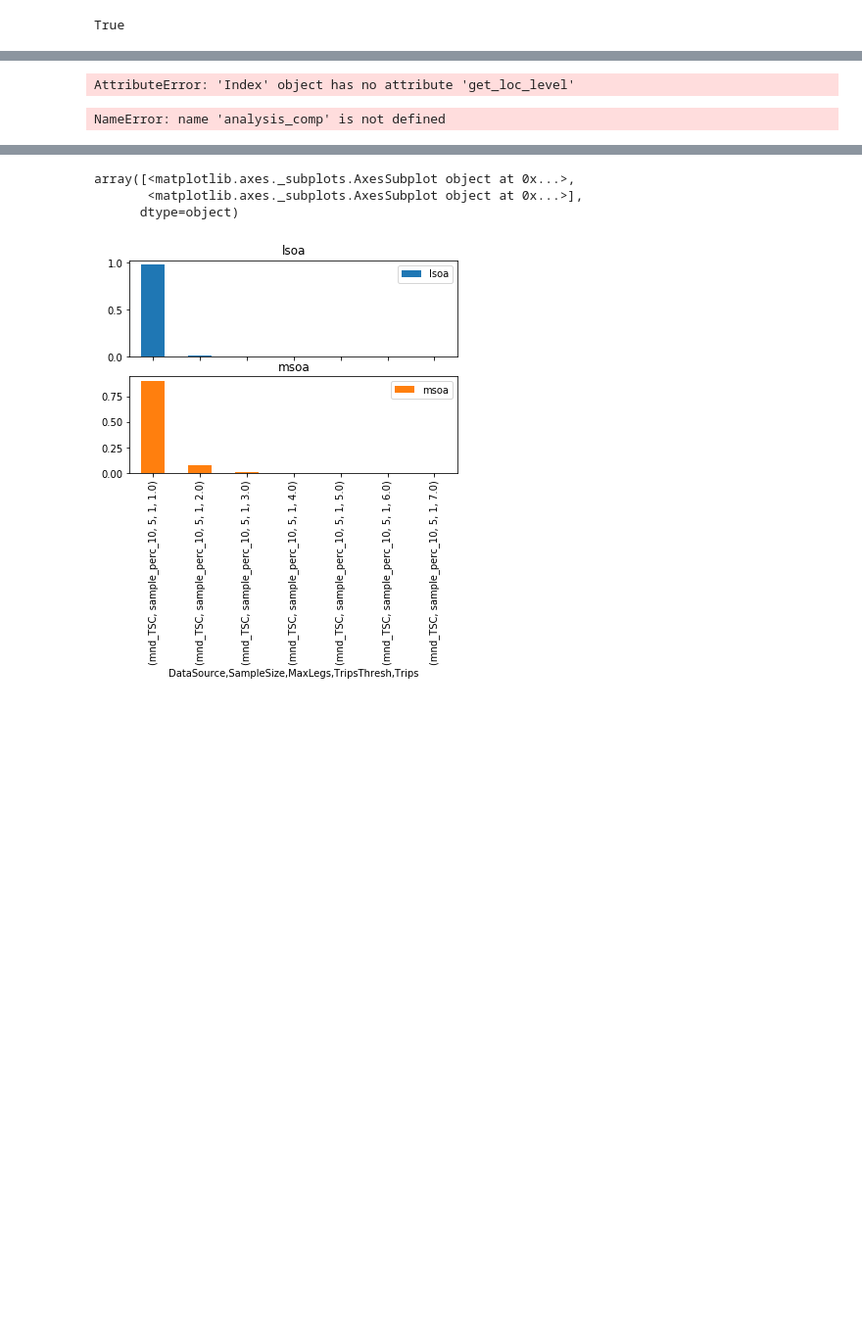
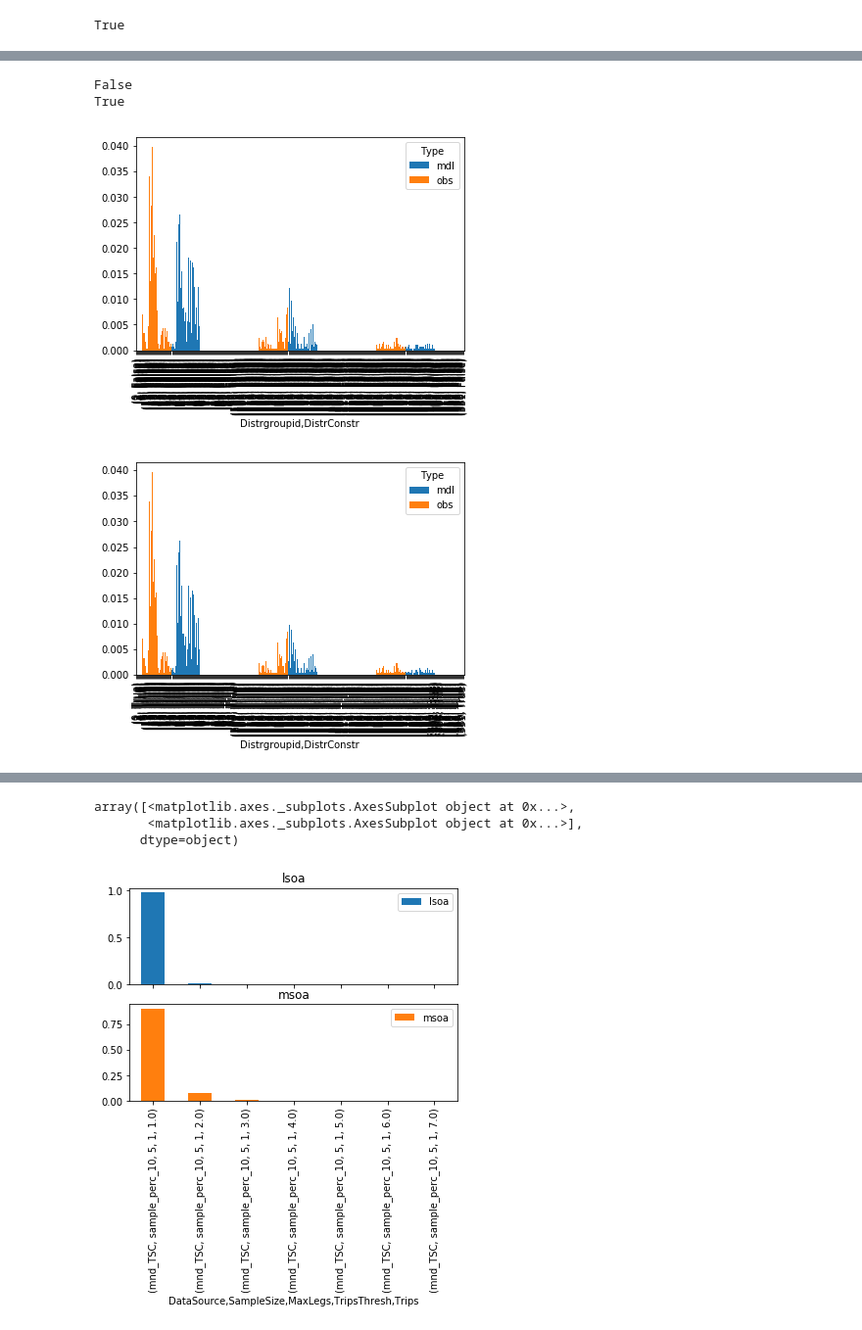
Before and after one commit to harisbal/od2trs, a Jupyter notebook: analysis/optimisation_results.ipynb, the cells around one changed output, grey strips where cells are left out. Shown at 98% size. Drawn from its saved outputs; the diff is of its cells as text; code cells hidden in the pictures; blank space fills up the shorter version.

```diff
--- a/analysis/optimisation_results.ipynb
+++ b/analysis/optimisation_results.ipynb
@@ -375,4 +371,4 @@ filters['AggrLevel'] = 'lsoa'
 filters['SampleSize'] = 'sample_perc_10'
 filters['MaxLegs'] = 5
 filters['TripsThresh'] = 1
-filters['DistrConstr'] = True
+#filters['DistrConstr'] = True
@@ -402,24 +376,27 @@ comparisons['descrs']
 if filters:
     comparisons_filt = dict()
     for k, f in comparisons.items():
-        comparisons_filt[k] = comparisons[k].xs(list(filters.values()),
+        if k!='metadata':
+            comparisons_filt[k] = comparisons[k].xs(list(filters.values()),
                                                 level=list(filters.keys()))
     analysis_comp = comparisons_filt.copy()
 else:
     analysis_comp = comparisons.copy()
-# %% [output]
-AttributeError: 'Index' object has no attribute 'get_loc_level'
 # %%
 grpby_lvls = ['DataSource', 'AggrLevel', 'SampleSize',
               'MaxLegs', 'TripsThresh', 'DistrConstr']
 
 grpby_lvls = [gl for gl in grpby_lvls if gl not in list(filters.keys())]
 
 # can just unstack and plot(subplots=True)
-dfg = analysis_comp['distrs'].groupby(level=grpby_lvls)
-for k, g in dfg:
-    print(k)
-    plt = g.unstack('Type')
-    plt.plot(kind='bar')
+if grpby_lvls:
+    dfg = analysis_comp['distrs'].groupby(level=grpby_lvls)
+    for k, g in dfg:
+        print(k)
+        plt = g.unstack('Type')
+        plt.plot(kind='bar')
 # %% [output]
-NameError: name 'analysis_comp' is not defined
+False
+True
+[figure, added]
+[figure, added]
```
Also changed, not shown: parts of 15 cells of this notebook, 3 other files.
